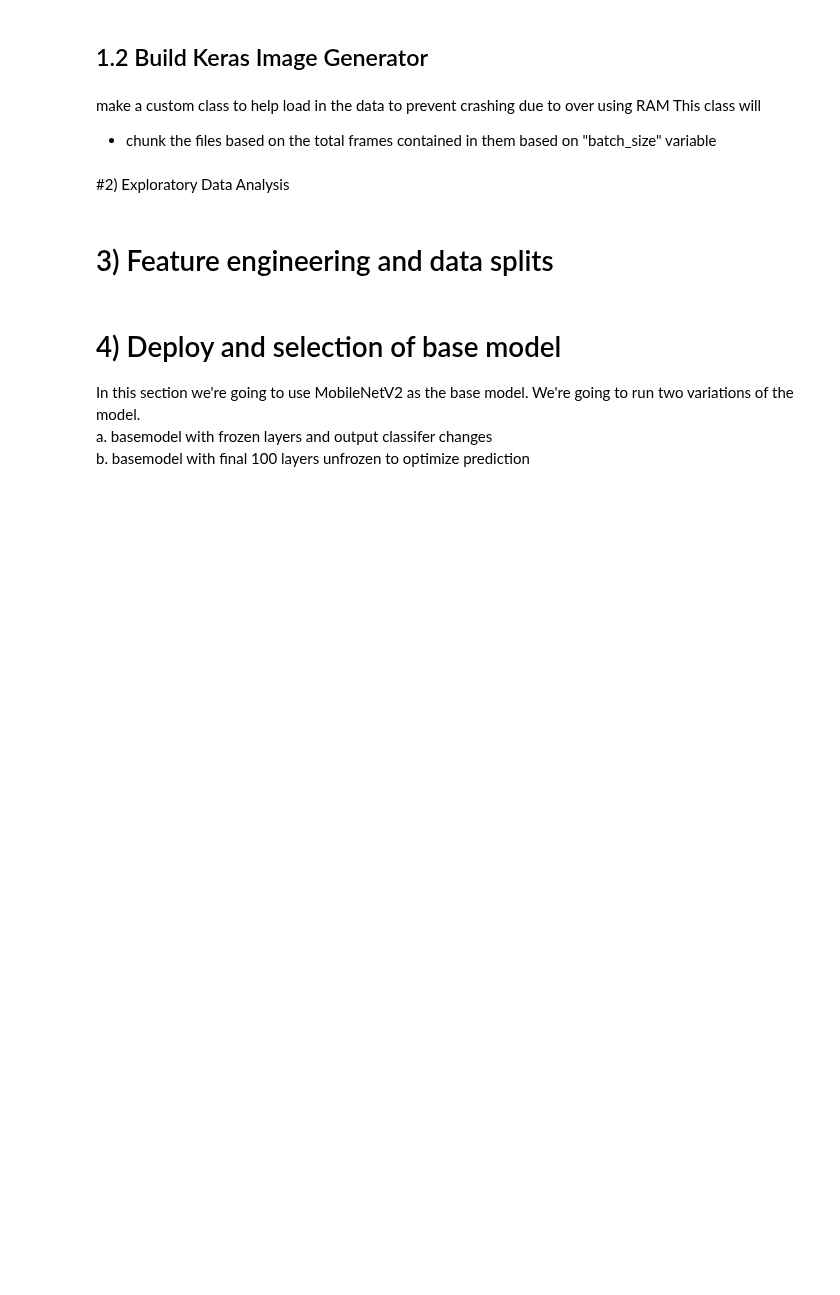
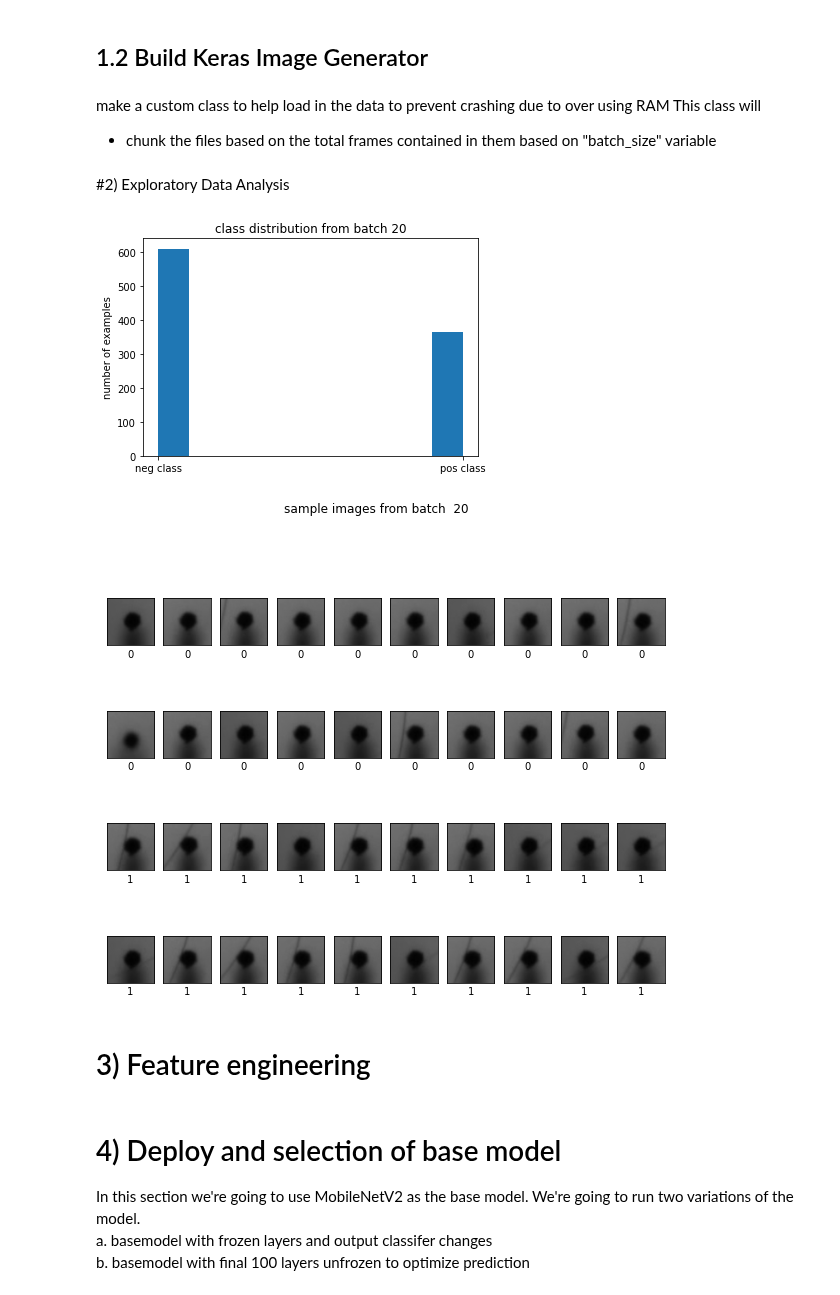
Before and after one commit to jacheung/bookshelf, a Jupyter notebook: autocurator_CNN_v1_4.ipynb, the cells around one changed output. Drawn from its saved outputs; the diff is of its cells as text; code cells hidden in the pictures; blank space fills up the shorter version.

```diff
--- a/autocurator_CNN_v1_4.ipynb
+++ b/autocurator_CNN_v1_4.ipynb
@@ -179,16 +179,16 @@ class My_Custom_Generator(keras.utils.Sequence) :
     raw_X, raw_Y = build_data(self.file_list_chunks[num_2_extract],
                           self.file_Y_list_chunks[num_2_extract])
     # return xout2, yout2
+
     rgb_batch = np.repeat(raw_X[..., np.newaxis], 3, -1)
     IMG_SIZE = 96 # All images will be resized to 160x160. This is the size of MobileNetV2 input sizes
 
     rgb_tensor = tf.cast(rgb_batch, tf.float32) # convert to tf tensor with float32 dtypes
+    # rgb_tensor = (rgb_tensor/255) # use this for plotting
     rgb_tensor = (rgb_tensor/127.5) - 1 # /127.5 = 0:2, -1 = -1:1 requirement for mobilenetV2
     rgb_tensor = tf.image.resize(rgb_tensor, (IMG_SIZE, IMG_SIZE)) # resizing
 
     self.IMG_SHAPE = (IMG_SIZE, IMG_SIZE, 3)
-
-    samp_weights = np.mean(raw_Y)
 
     return rgb_tensor, raw_Y
     # batch_x = self.image_filenames[idx * self.batch_size : (idx+1) * self.batch_size]
@@ -197,7 +197,65 @@ class My_Custom_Generator(keras.utils.Sequence) :
     # return np.array([
     #         resize(imread('/content/all_images/' + str(file_name)), (80, 80, 3))
     #            for file_name in batch_x])/255.0, np.array(batch_y)
+# %%
+# Data splits to train/test/validation sets
+
+# *** need to get actual data split here
+batch_size = 2000
+validate_fraction = .3
+
+# for now we will split based on num files not number of frames becasue its easier and shouldnt make
+#  too much of a difference -- can fix later if we care to
+mixed_inds = np.random.choice(len(frames), len(frames), replace=False)
+validate_count = round(validate_fraction*len(frames))
+
+
+my_training_batch_generator = My_Custom_Generator(frames[validate_count+1:-1], T_class_reordered[validate_count+1:-1], frame_num_in_Y_set[validate_count+1:-1],  batch_size)
+my_validation_batch_generator = My_Custom_Generator(frames[0:validate_count], T_class_reordered[0:validate_count], frame_num_in_Y_set[0:validate_count],  batch_size)
 # %% [markdown]
 #2) Exploratory Data Analysis
+# %%
+batch_num = np.random.choice(np.arange(0,len(my_training_batch_generator.file_list_chunks)))
+
+samp_x, samp_y = my_training_batch_generator.__getitem__(batch_num)
+
+# Look at the distribution of classes
+fig, axs = plt.subplots(1, 1)
+plt.hist(samp_y)
+plt.title('class distribution from batch ' + str(batch_num))
+plt.xticks([0,1],['neg class', 'pos class'])
+plt.ylabel('number of examples')
+
+plt.show()
+
+neg_class = [i for i, val in enumerate(samp_y) if val==0]
+pos_class = [i for i, val in enumerate(samp_y) if val==1]
+
+images_to_sample = 20
+neg_index = np.random.choice(neg_class,images_to_sample)
+pos_index = np.random.choice(pos_class,images_to_sample)
+
+plt.figure(figsize=(10,10))
+for i in range(images_to_sample):
+    plt.subplot(5,10,i+1)
+    plt.xticks([])
+    plt.yticks([])
+    plt.grid(False)
+    _ = plt.imshow(samp_x[neg_index[i]])
+    plt.xlabel('0')
+
+    plt.subplot(5,10,images_to_sample+i+1)
+    plt.xticks([])
+    plt.yticks([])
+    plt.grid(False)
+    plt.imshow(samp_x[pos_index[i]])
+    plt.xlabel('1')
+
+
+plt.suptitle('sample images from batch  ' + str(batch_num))
+plt.show()
+# %% [output]
+[figure, added]
+[figure, added]
 # %% [markdown]
-# 3) Feature engineering and data splits
+# 3) Feature engineering
```
Also changed, not shown: parts of 11 cells of this notebook.
